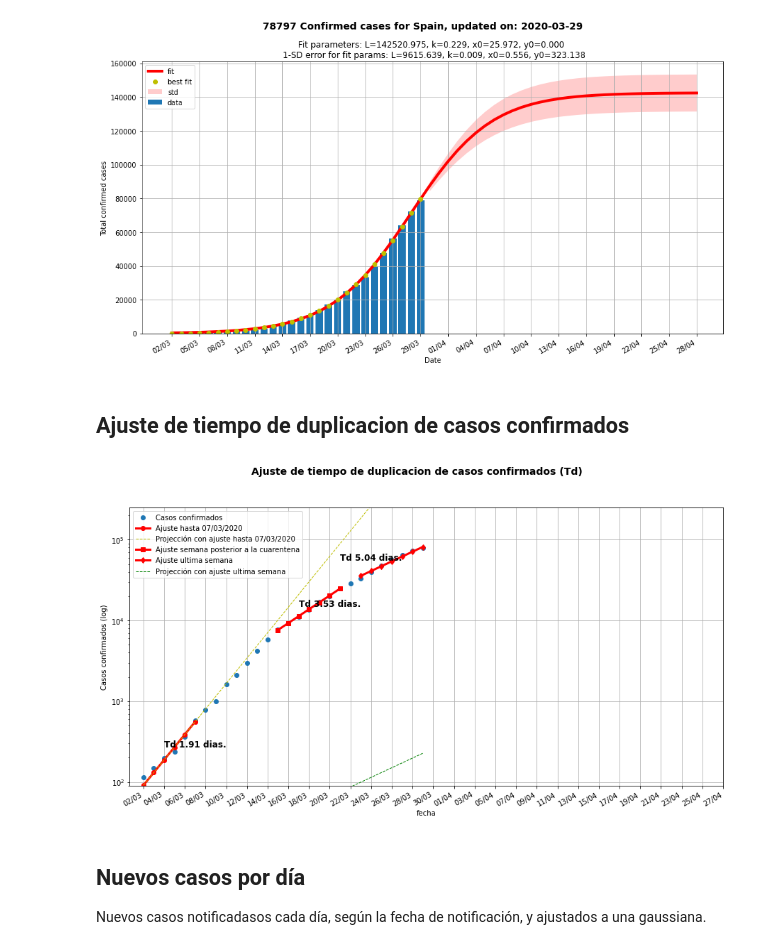
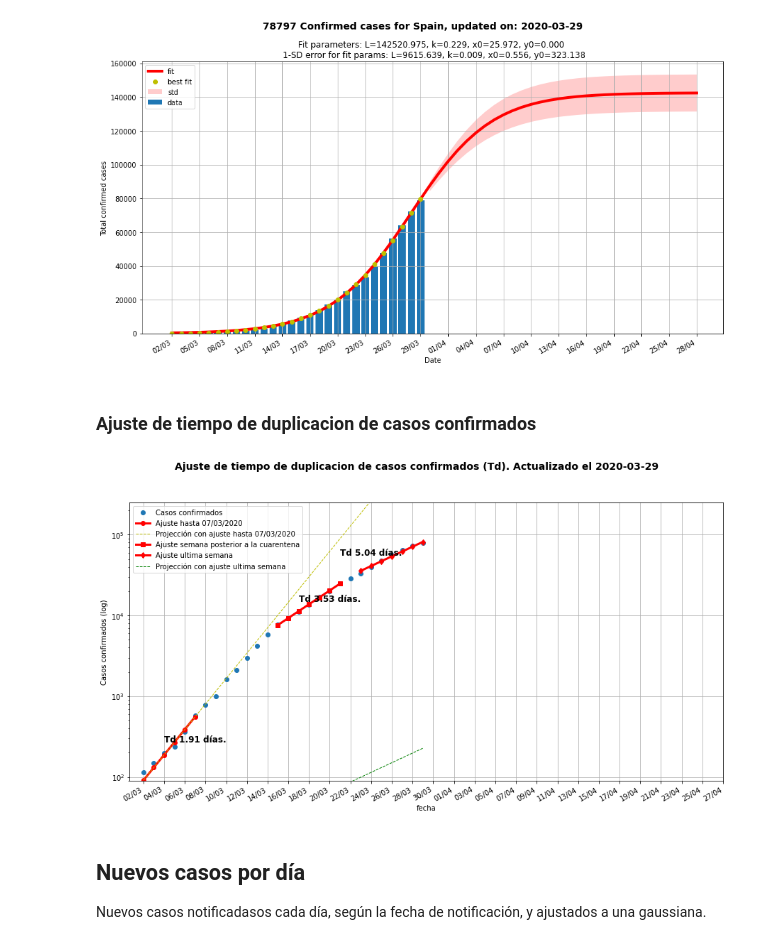
Before and after one commit to victorvicpal/COVID19_es, a Jupyter notebook: notebooks/NewLogisticCurve.ipynb, the cells around one changed output. Saved outputs shown, nothing was run; the diff lists cells and outputs as text; code cells hidden in the pictures.

```diff
--- a/notebooks/NewLogisticCurve.ipynb
+++ b/notebooks/NewLogisticCurve.ipynb
@@ -156,7 +156,7 @@ p_cont, err_cont = fit_curve(logistic, dates, Confirmed, Titulo, 'Total confirme
 # %% [output]
 [figure]
 # %% [markdown]
-## Ajuste de tiempo de duplicacion de casos confirmados
+### Ajuste de tiempo de duplicacion de casos confirmados
 # %%
 xdata = (dates-dates[0]).astype('timedelta64[D]').astype('float')
 ydata = Confirmed
@@ -177,44 +177,44 @@ poptLweek, pcovLweek = curve_fit(exp2, xdata[-7:], ydata[-7:], p0 = p0, bounds =
 
 fig, ax = plt.subplots(figsize=(15,8))
 fig.autofmt_xdate()
-fig.suptitle('Ajuste de tiempo de duplicacion de casos confirmados (Td)', fontsize=14, fontweight='bold')
-
+fig.suptitle('Ajuste de tiempo de duplicacion de casos confirmados (Td). Actualizado el {}'.
+             format(dates[-1].astype('datetime64[D]')),fontsize=14, fontweight='bold')
 
 ax.plot(dates,ydata, 'o',label='Casos confirmados')
 
 ax.plot(dates[0:6],   exp2(xdata[0:6],   *poptFweek), 'ro-',
         linewidth=3, label='Ajuste hasta 07/03/2020')
 ax.plot(dates,        exp2(xdata,        *poptFweek), 'y--',
         linewidth=1, label='Projección con ajuste hasta 07/03/2020')
 ax.plot(dates[13:20], exp2(xdata[13:20], *poptQweek), 'rs-',
         linewidth=3, label='Ajuste semana posterior a la cuarentena')
 ax.plot(dates[-7:],   exp2(xdata[-7:],   *poptLweek), 'rd-',
         linewidth=3, label='Ajuste ultima semana')
 
 ax.plot(dates,        exp2(xdata,   x0=poptFweek[0], Td=poptLweek[1]), 'g--',
         linewidth=1, label='Projección con ajuste ultima semana')
 
 
-ax.text(dates[2],np.mean(ydata[0:6]),'Td {:.2f} dias.'.format(poptFweek[1]),
+ax.text(dates[2],np.mean(ydata[0:6]),'Td {:.2f} días.'.format(poptFweek[1]),
         fontsize=12, fontweight='bold')
 
-ax.text(dates[15],np.mean(ydata[13:20]),'Td {:.2f} dias.'.format(poptQweek[1]),
+ax.text(dates[15],np.mean(ydata[13:20]),'Td {:.2f} días.'.format(poptQweek[1]),
         fontsize=12, fontweight='bold')
 
-ax.text(dates[-9],np.mean(ydata[-7:]),'Td {:.2f} dias. '.format(poptLweek[1]),
+ax.text(dates[-9],np.mean(ydata[-7:]),'Td {:.2f} días. '.format(poptLweek[1]),
         fontsize=12, fontweight='bold')
 
 ax.legend(loc='upper left')
 ax.xaxis.set_major_formatter(mdates.DateFormatter('%d/%m'))
 ax.set_ylabel('Casos confirmados (log)')
 ax.set_xlabel('fecha')
 ax.set_yscale('log')
 ax.grid(True)
 ax.set_ylim(bottom=90)
 ax.set_ylim(top=250000)
 ax.set_xticks(dates_total_xaxis[::2]);
 # %% [output]
-[figure, old version]
+[figure, new version]
 # %% [markdown]
 ## Nuevos casos por día <a class="anchor" id="1."></a>
 Nuevos casos notificadasos cada día, según la fecha de notificación, y ajustados a una gaussiana.
```
Also changed, not shown: parts of 2 cells of this notebook, 1 other file.
